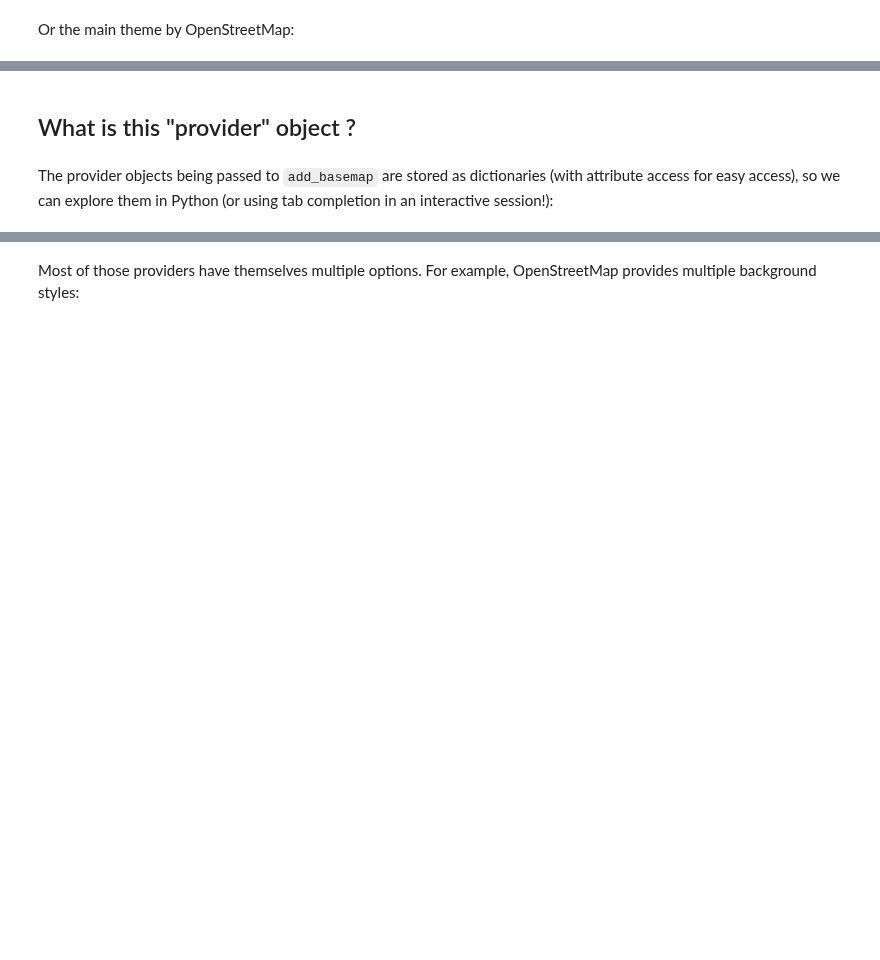
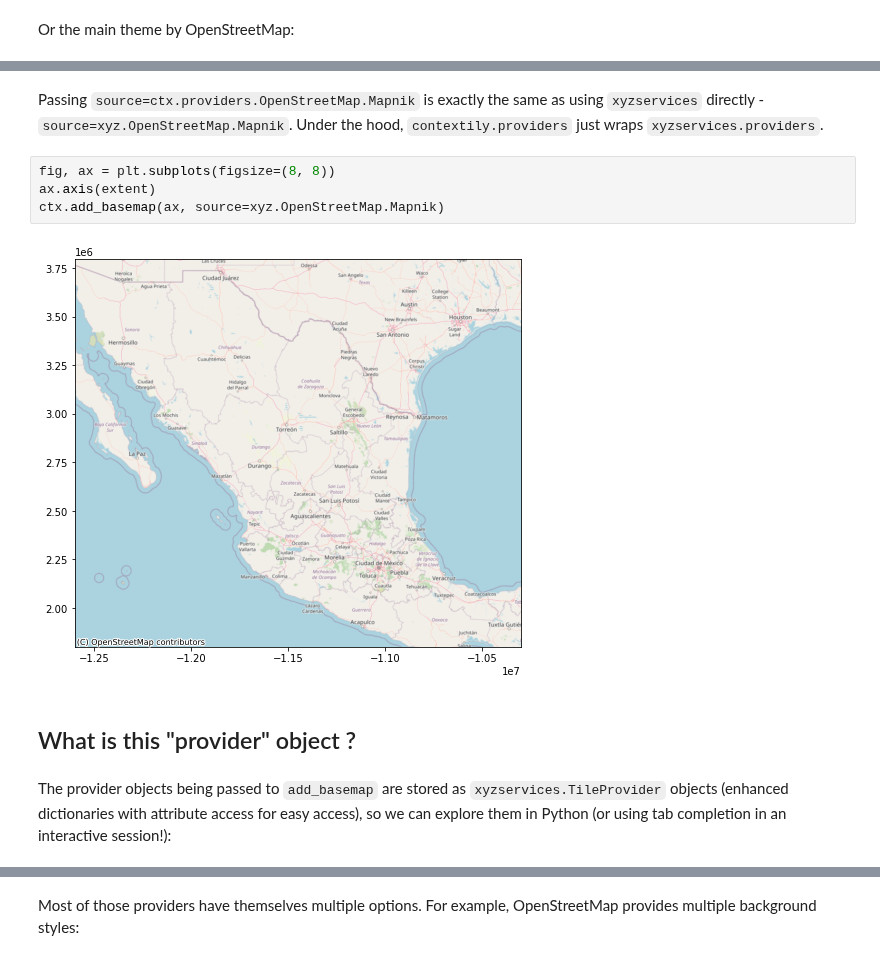
Before and after one commit to geopandas/contextily, a Jupyter notebook: notebooks/providers_deepdive.ipynb, the cells around one changed output, grey strips where cells are left out. Cells and saved outputs as stored; diff of their text form; blank space fills up the shorter version.

Commit message:
REF: Outsource providers to xyzservices (#183)
* outsource providers to xyzservices

* ci envs

* docs

* cleanup tests

```diff
--- a/notebooks/providers_deepdive.ipynb
+++ b/notebooks/providers_deepdive.ipynb
@@ -41,5 +42,13 @@ ctx.add_basemap(ax, source=ctx.providers.OpenStreetMap.Mapnik)
+# %% [markdown]
+Passing `source=ctx.providers.OpenStreetMap.Mapnik` is exactly the same as using `xyzservices` directly - `source=xyz.OpenStreetMap.Mapnik`. Under the hood, `contextily.providers` just wraps `xyzservices.providers`.
+# %%
+fig, ax = plt.subplots(figsize=(8, 8))
+ax.axis(extent)
+ctx.add_basemap(ax, source=xyz.OpenStreetMap.Mapnik)
+# %% [output]
+[figure, added]
 # %% [markdown]
 ## What is this "provider" object ?
 # %% [markdown]
-The provider objects being passed to `add_basemap` are stored as dictionaries (with attribute access for easy access), so we can explore them in Python (or using tab completion in an interactive session!):
+The provider objects being passed to `add_basemap` are stored as `xyzservices.TileProvider` objects (enhanced dictionaries with attribute access for easy access), so we can explore them in Python (or using tab completion in an interactive session!):
 # %%
```
Also changed, not shown: parts of 19 cells of this notebook, 17 other files.
